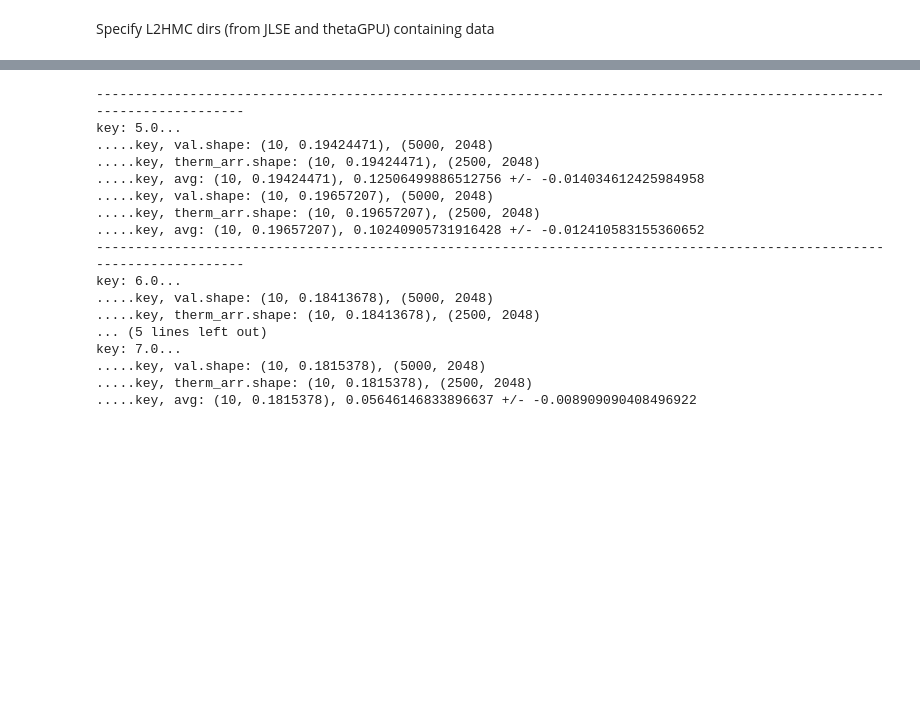
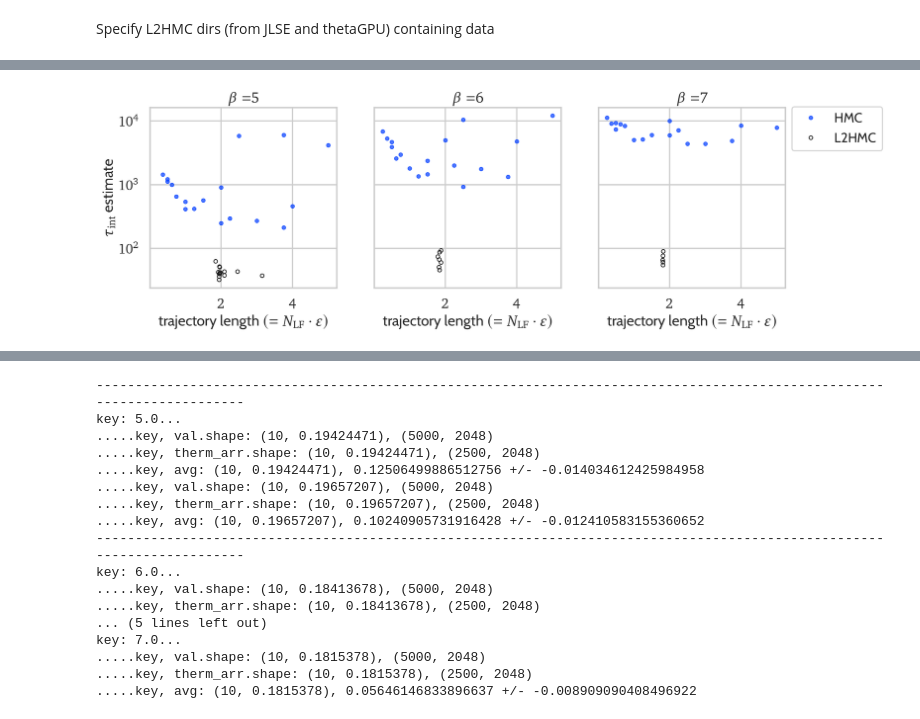
Before and after one commit to saforem2/l2hmc-qcd, a Jupyter notebook: l2hmc-qcd/notebooks/autocorr_stats1.ipynb, the cells around one changed output, grey strips where cells are left out. Saved outputs shown, nothing was run; the diff lists cells and outputs as text; code cells hidden in the pictures; blank space fills up the shorter version.

```diff
--- a/l2hmc-qcd/notebooks/autocorr_stats1.ipynb
+++ b/l2hmc-qcd/notebooks/autocorr_stats1.ipynb
@@ -791,0 +818,2 @@ ipdb> q
+# %%
+tint_hmc = calc_tau_int(q_hmc, therm_frac=0.2, min_samples=1e3)
@@ -791,0 +1045,9 @@ ipdb> q
+# %%
+import utils.file_io as io
+
+betas = list(tint_l2hmc.keys())
+#io.print_dict(tint_l2hmc[7.0])
+
+#tint_l2hmc[7.0].keys()
+tint_l2hmc[7.0] = {k: v for k, v in tint_l2hmc[7.0].items() if k[1] > 0.16}
+#tint_l2hmc[7.0].keys()
@@ -791,0 +1251,3 @@ ipdb> q
+# %%
+tint_data[5.0]['hmc'] = {k: v for k, v in tint_data[5.0]['hmc'].items() if k[0] * k[1] < 6}
+tint_data[5.0]['hmc']
@@ -791,0 +1273,4 @@ ipdb> q
+# %%
+for beta in betas:
+    ldata = tint_data[beta]['l2hmc']
+    if lata
@@ -791,0 +1279,64 @@ ipdb> q
+# %%
+best_l2hmc = {}
+best_hmc = {}
+#worst_l2hmc = {}
+worst_hmc = {}
+err_l2hmc = {}
+err_hmc = {}
+avg_l2hmc = {}
+avg_hmc = {}
+
+num_plots = len(list(tint_data.keys()))
+fig, axes = plt.subplots(ncols=num_plots, sharey='row', sharex=True, figsize=(14, 4))
+for idx, (key, val) in enumerate(tint_data.items()):
+    ax = axes[idx]
+    beta = key
+
+    hmc_data = val['hmc']
+    #hmc_arr = np.array([i for i in list(hmc_data.values()) if i > 10])
+    hmc_arr = np.array(list(hmc_data.values()))
+    hmc_arr = hmc_arr[hmc_arr > 100]
+    hmc_avg = np.mean(hmc_arr)
+    hmc_err = np.std(hmc_arr)
+    err_hmc[key] = hmc_err
+    avg_hmc[key] = hmc_avg
+    for jdx, (k, v) in enumerate(hmc_data.items()):
+        if v < 10:
+            continue
+        label = 'HMC' if jdx == 0 else None
+        lf, eps = k
+        traj_len = lf * eps
+
+
+        _ = ax.plot(traj_len, v, '.', color='C0', label=label, alpha=0.7, lw=0.8)
+
+    l2hmc_data = val['l2hmc']
+    l2hmc_arr = np.array([i for i in list(l2hmc_data.values()) if i < 100])
+    l2hmc_avg = np.mean(l2hmc_arr)
+    l2hmc_err = np.std(l2hmc_arr)
+    err_l2hmc[key] = l2hmc_err
+    avg_l2hmc[key] = l2hmc_avg
+    # err_l2hmc[key] = np.std(np.array(list(l2hmc_data.values())))
+    # avg_l2hmc[key] = np.mean(np.array(list(l2hmc_data.values())))
+    #best = np.inf
+    for jdx, (k, v) in enumerate(l2hmc_data.items()):
+        if v > 110:
+            continue
+
+        label = 'L2HMC' if jdx == 0 else None
+        lf, eps = k
+        traj_len = lf * eps
+
+        _ = ax.plot(traj_len, v, '.', label=label, color='k', fillstyle='none')
+
+    _ = ax.set_xlabel('trajectory length ' + r"$(=N_{\mathrm{LF}} \cdot \varepsilon)$")
+    _ = ax.set_yscale('log')
+    _ = ax.set_title(r"$\beta=$" + beta_str[beta])
+    if idx == 0:
+        _ = ax.set_ylabel(r"$\tau_{\mathrm{int}}$ estimate")
+    if idx == num_plots - 1:
+        _ = ax.legend(loc='upper left', bbox_to_anchor=(1.0, 1.04))
+outfile = os.path.join(tint_plots_dir, f'tau_int_scatter_beta{beta}'.replace('.', '') + '.png')
+print(f'Saving figure to: {outfile}')
+plt.savefig(outfile, dpi=400, bbox_inches='tight')
+# %% [output]
@@ -791,0 +1344 @@ ipdb> q
+[figure, added]
```
Also changed, not shown: parts of 61 cells of this notebook.
